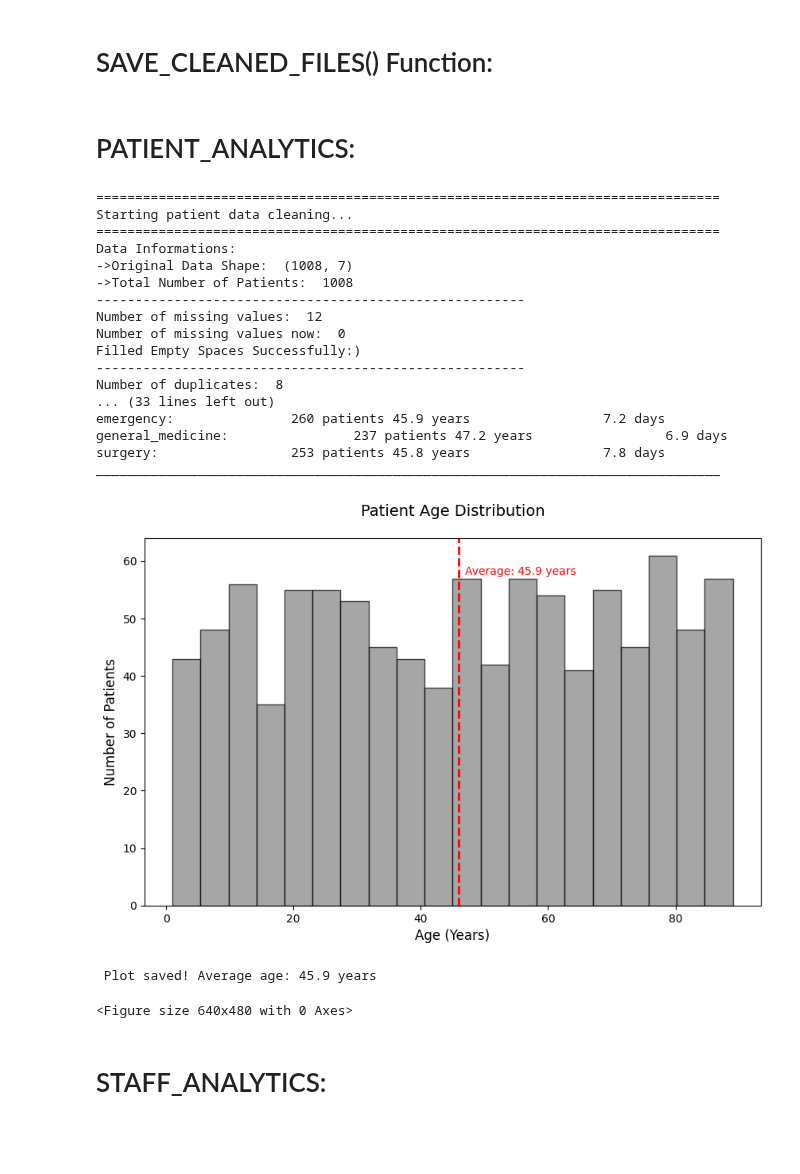
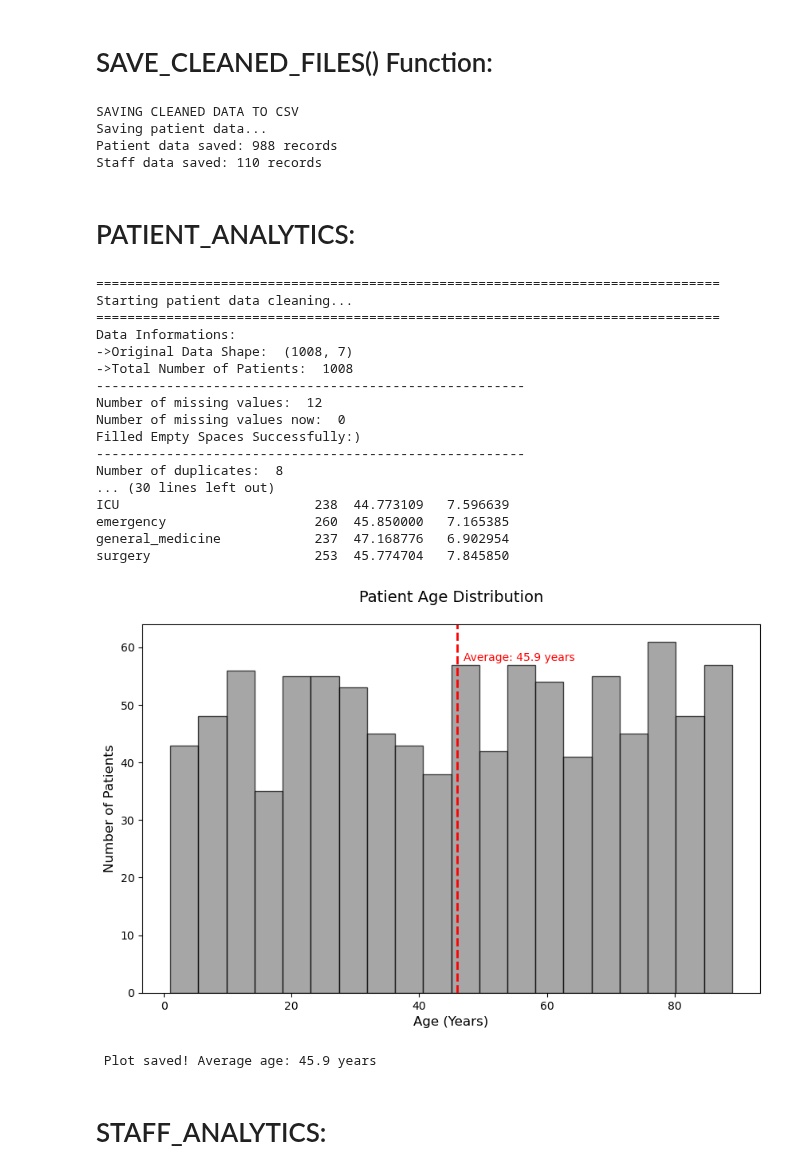
Before and after one commit to Esha-Mirza/Hospital-Bed-Management-Staff-and-Patient-Analysis, a Jupyter notebook: Notebook/Hospitalbook.ipynb, the cells around one changed output. Saved outputs shown, nothing was run; the diff lists cells and outputs as text; code cells hidden in the pictures; blank space fills up the shorter version.

```diff
--- a/Notebook/Hospitalbook.ipynb
+++ b/Notebook/Hospitalbook.ipynb
@@ -88,7 +88,16 @@ def save_cleaned_files(clean_PAT_data,staff_clean): #def save_cleaned_files(clea
     print("Saving patient data...")
     clean_PAT_data.to_csv(f"{CLEANED_DATA}/clean_PAT_data", index= False)
     staff_clean.to_csv(f"{CLEANED_DATA}/staff_clean", index = False)
+    #staff_clean.to_csv("C:/Users/HP/Desktop/Python_Final_Project/Output/Cleaned_data/staff_clean.csv")
     print(f"Patient data saved: {len(clean_PAT_data)} records")
+    print(f"Staff data saved: {len(staff_clean)} records")
+
+save_cleaned_files(clean_PAT_data,staff_clean)
+# %% [output]
+SAVING CLEANED DATA TO CSV
+Saving patient data...
+Patient data saved: 988 records
+Staff data saved: 110 records
 # %% [markdown]
 # PATIENT_ANALYTICS:
 # %%
@@ -193,19 +202,21 @@ class PatientAnalytics:
         print("="*80)
         print("Calculation length of days...")
         print("="*80)
+
         patient_cleaned['stay_days'] = (patient_cleaned['departure_date'] - patient_cleaned['arrival_date']).dt.days
 
-        avg_stay = patient_cleaned['stay_days'].mean()
-        min_stay = patient_cleaned['stay_days'].min()
-        max_stay = patient_cleaned['stay_days'].max()
+        stay_array = patient_cleaned['stay_days'].to_numpy()
 
-        print("Total patients: ",len(patient_cleaned))
-        print("Average stay: ",avg_stay," days.")
-        print("Shortest stay: ",min_stay," days.")
-        print("Longest stay: ",max_stay," days.")
+        avg_stay = np.mean(stay_array)
+        min_stay = np.min(stay_array)
+        max_stay = np.max(stay_array)
+
+        print("Total patients: ", len(patient_cleaned))
+        print("Average stay: ", avg_stay, " days.")
+        print("Shortest stay: ", min_stay, " days.")
+        print("Longest stay: ", max_stay, " days.")
 
         print("_"*80)
-
         return patient_cleaned
 #--------------------------------------------------------------------------------------------------------------------------------------------------------------
     def service_distribution(self, patient_cleaned):
@@ -214,22 +225,10 @@ class PatientAnalytics:
         print("Service Distribution...")
         print("="*80)
 
-        service_groups = patient_cleaned.groupby('service')
+        result = patient_cleaned.groupby('service').agg({'patient_id': 'count','age': 'mean',  'stay_days': 'mean'})
 
-        print("Total service groups: ",len(service_groups))
-        print("\nService:\t\t Patients\t\tAvg Age\t\tAvg Stay")
-        print("_"*80)
-
-        for service_name, group_data in service_groups:
-                patient_count = len(group_data)
-                avg_age = group_data['age'].mean()
-                avg_stay = group_data['stay_days'].mean() if 'stay_days' in group_data.columns else "N/A"
-
-                print(f"{service_name}:\t\t {patient_count} patients {avg_age:.1f} years\t\t {avg_stay:.1f} days")
-
-        print("_"*80)
-
-        return service_groups
+        result = result.rename(columns={'patient_id': 'patient_count'})
+        print(result)
 #---------------------------------------------------------------------------------------------------------------------------------------------------------------
     def plot_age_distribution(self,clean_PAT_data):
 
@@ -241,44 +240,43 @@ class PatientAnalytics:
         plt.xlabel('Age (Years)', fontsize=12)
         plt.ylabel('Number of Patients', fontsize=12)
 
         avg_age = clean_PAT_data['age'].mean()
         plt.axvline(avg_age, color='red', linestyle='--', linewidth=2)
         plt.text(avg_age+1, plt.ylim()[1]*0.9,
                  f'Average: {avg_age:.1f} years',
                 color='red')
-
+        plt.savefig(f'{FIGURES}/patient_age_histogram.png')
         plt.show()
 
-        plt.savefig(f'{FIGURES}/patient_age_histogram.png')
+
         print(f" Plot saved! Average age: {avg_age:.1f} years")
 
 
 analyzer = PatientAnalytics()
 clean_PAT_data = analyzer.clean_patient_data(patient_df)
 data_with_stay = analyzer.calculate_length_of_stay(clean_PAT_data)
-service_results = analyzer.service_distribution(data_with_stay)
+analyzer.service_distribution(data_with_stay)
 histogram=analyzer.plot_age_distribution(clean_PAT_data)
 # %% [output]
 ================================================================================
 Starting patient data cleaning...
 ================================================================================
 Data Informations:
 ->Original Data Shape:  (1008, 7)
 ->Total Number of Patients:  1008
 -------------------------------------------------------
 Number of missing values:  12
 Number of missing values now:  0
 Filled Empty Spaces Successfully:)
 -------------------------------------------------------
 Number of duplicates:  8
-... (33 lines left out)
-emergency:               260 patients 45.9 years                 7.2 days
-general_medicine:                237 patients 47.2 years                 6.9 days
-surgery:                 253 patients 45.8 years                 7.8 days
-________________________________________________________________________________
+... (30 lines left out)
+ICU                         238  44.773109   7.596639
+emergency                   260  45.850000   7.165385
+general_medicine            237  47.168776   6.902954
+surgery                     253  45.774704   7.845850
-[figure, old version]
+[figure, new version]
  Plot saved! Average age: 45.9 years
-<Figure size 640x480 with 0 Axes>
 # %% [markdown]
 # STAFF_ANALYTICS:
 # %%
```
Also changed, not shown: parts of 4 cells of this notebook.
